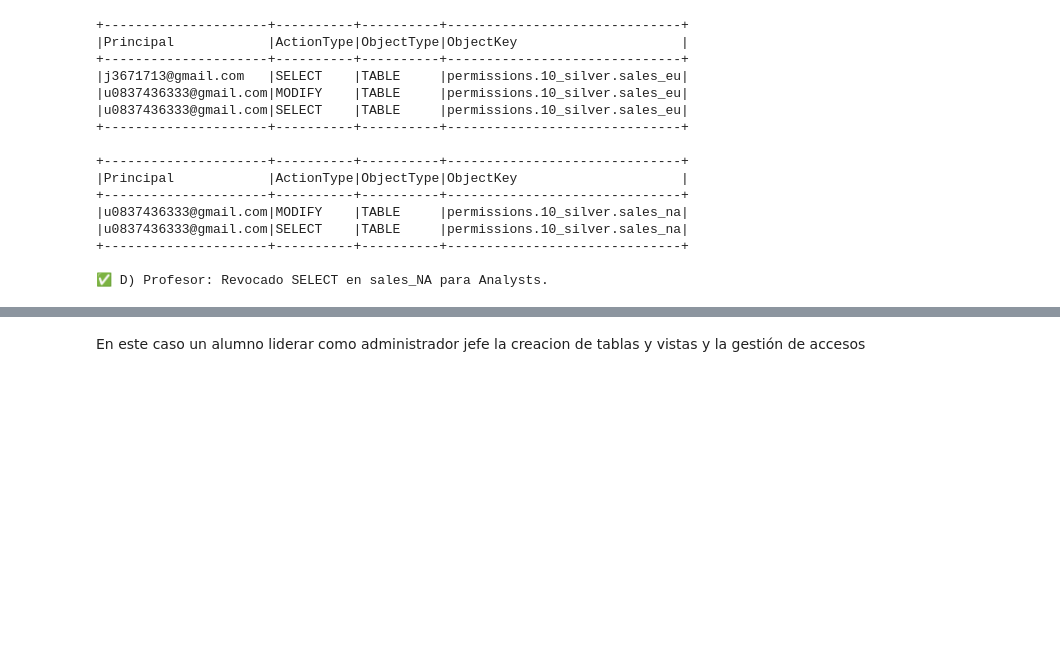
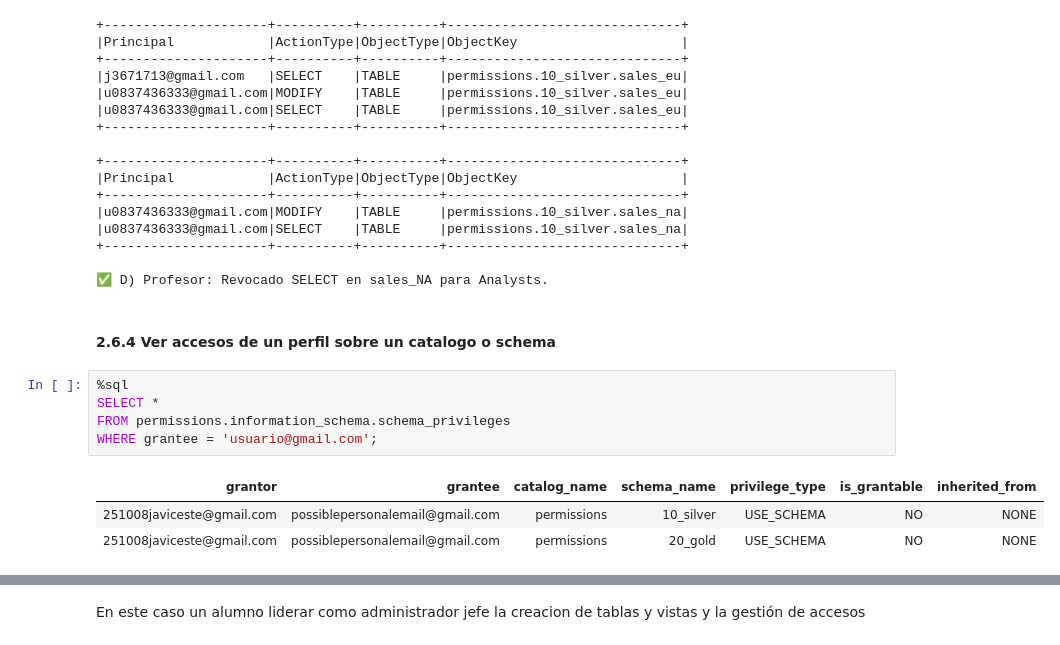
Before and after one commit to jmartinezceste/251101Course_UC_Ceste, a Jupyter notebook: UC_Course_Sesion2/UC_Course_Sesion2.ipynb, the cells around one changed output, grey strips where cells are left out. Saved outputs shown, nothing was run; the diff lists cells and outputs as text; blank space fills up the shorter version.

```diff
--- a/UC_Course_Sesion2/UC_Course_Sesion2.ipynb
+++ b/UC_Course_Sesion2/UC_Course_Sesion2.ipynb
@@ -601,3 +610,14 @@ print("✅ D) Profesor: Revocado SELECT en sales_NA para Analysts.")
 +---------------------+----------+----------+------------------------------+
 
 ✅ D) Profesor: Revocado SELECT en sales_NA para Analysts.
+# %% [markdown]
+#### 2.6.4 Ver accesos de un perfil sobre un catalogo o schema
+# %%
+%sql
+SELECT *
+FROM permissions.information_schema.schema_privileges
+WHERE grantee = 'usuario@gmail.com';
+# %% [output]
+| grantor | grantee | catalog_name | schema_name | privilege_type | is_grantable | inherited_from |
+| 251008javiceste@gmail.com | possiblepersonalemail@gmail.com | permissions | 10_silver | USE_SCHEMA | NO | NONE |
+| 251008javiceste@gmail.com | possiblepersonalemail@gmail.com | permissions | 20_gold | USE_SCHEMA | NO | NONE |
```
Also changed, not shown: parts of 58 cells of this notebook.
